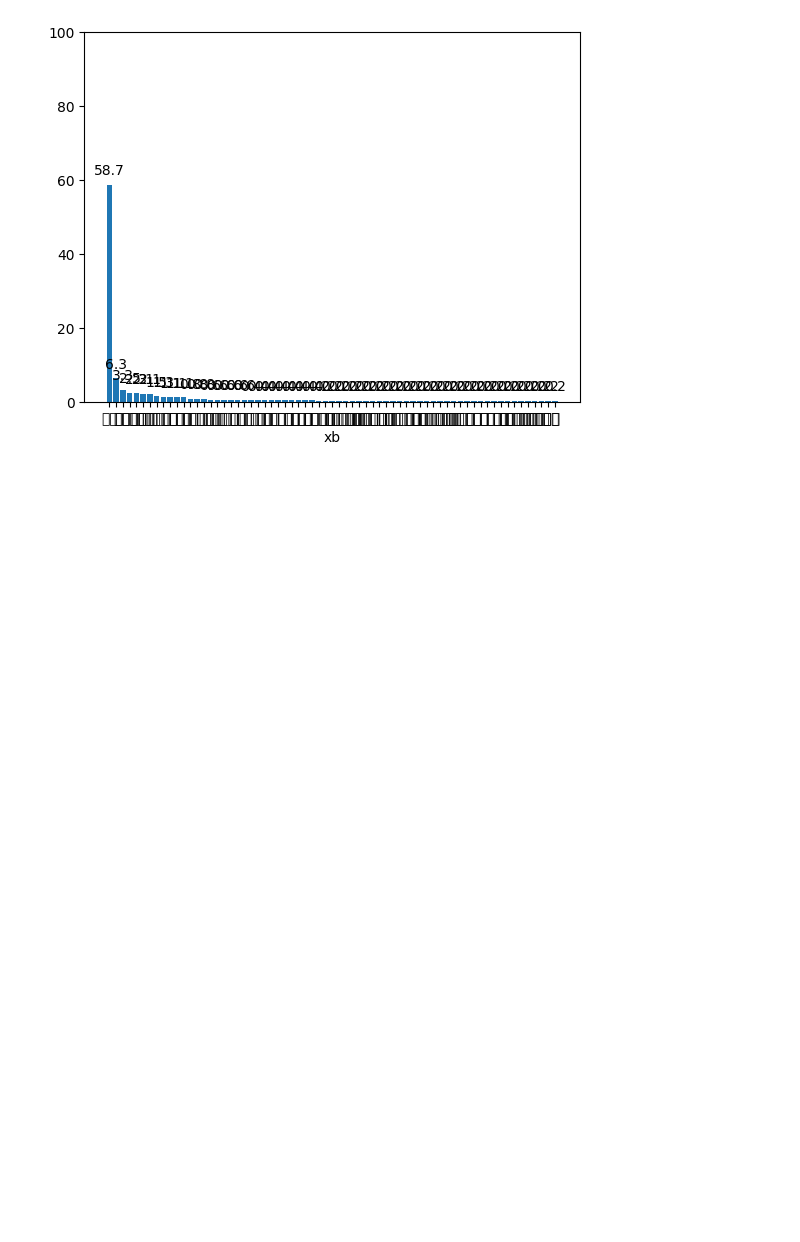
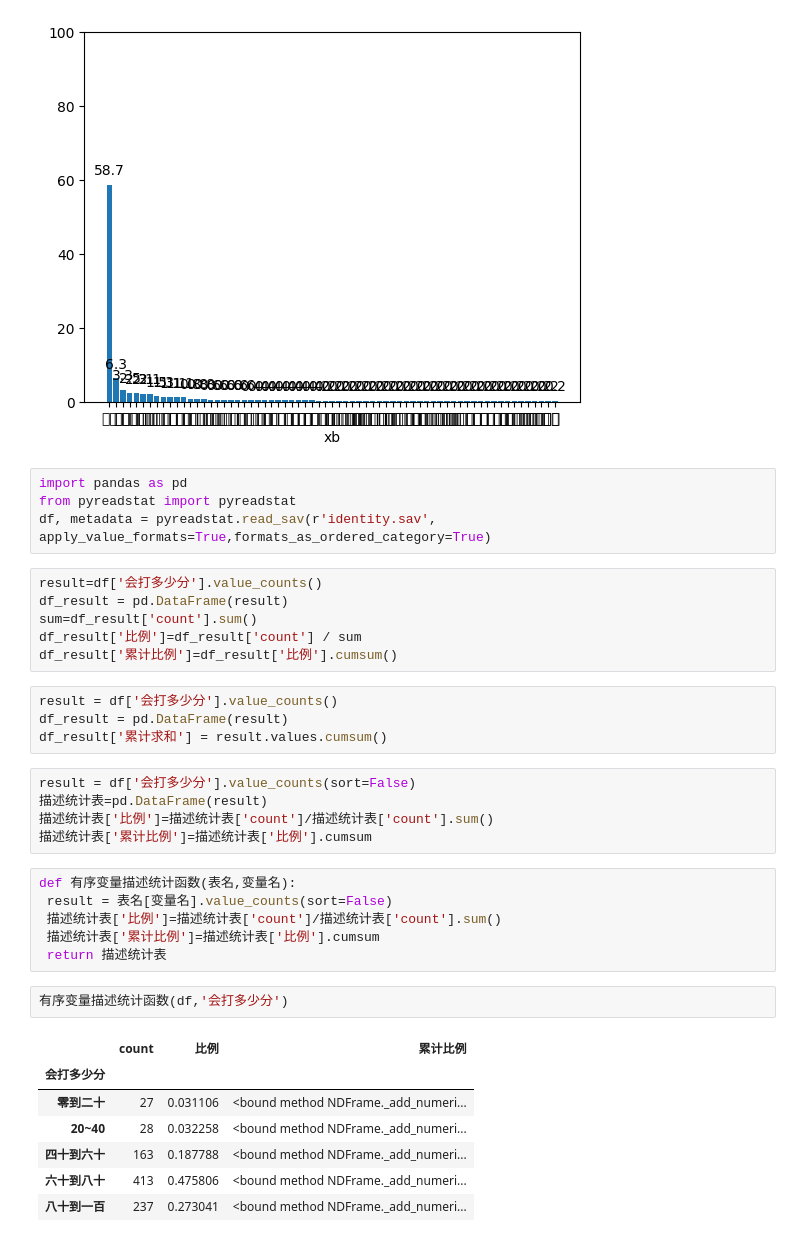
Before and after one commit to Comlimen/Clementine, a Jupyter notebook: 07-description.ipynb, the cells around one changed output. Drawn from its saved outputs; the diff is of its cells as text; blank space fills up the shorter version.

```diff
--- a/07-description.ipynb
+++ b/07-description.ipynb
@@ -32,3 +32,39 @@ ax.bar_label(rects1,fmt="%.1f",padding=5)
 plt.show()
 # %% [output]
 [figure]
+# %%
+import pandas as pd
+from pyreadstat import pyreadstat
+df, metadata = pyreadstat.read_sav(r'identity.sav',
+apply_value_formats=True,formats_as_ordered_category=True)
+# %%
+result=df['会打多少分'].value_counts()
+df_result = pd.DataFrame(result)
+sum=df_result['count'].sum()
+df_result['比例']=df_result['count'] / sum
+df_result['累计比例']=df_result['比例'].cumsum()
+# %%
+result = df['会打多少分'].value_counts()
+df_result = pd.DataFrame(result)
+df_result['累计求和'] = result.values.cumsum()
+# %%
+result = df['会打多少分'].value_counts(sort=False)
+描述统计表=pd.DataFrame(result)
+描述统计表['比例']=描述统计表['count']/描述统计表['count'].sum()
+描述统计表['累计比例']=描述统计表['比例'].cumsum
+# %%
+def 有序变量描述统计函数(表名,变量名):
+ result = 表名[变量名].value_counts(sort=False)
+ 描述统计表['比例']=描述统计表['count']/描述统计表['count'].sum()
+ 描述统计表['累计比例']=描述统计表['比例'].cumsum
+ return 描述统计表
+# %%
+有序变量描述统计函数(df,'会打多少分')
+# %% [output]
+|  | count | 比例 | 累计比例 |
+| 会打多少分 |  |  |  |
+| 零到二十 | 27 | 0.031106 | <bound method NDFrame._add_numeri... |
+| 20~40 | 28 | 0.032258 | <bound method NDFrame._add_numeri... |
+| 四十到六十 | 163 | 0.187788 | <bound method NDFrame._add_numeri... |
+| 六十到八十 | 413 | 0.475806 | <bound method NDFrame._add_numeri... |
+| 八十到一百 | 237 | 0.273041 | <bound method NDFrame._add_numeri... |
```
Also changed, not shown: 3 other files.
